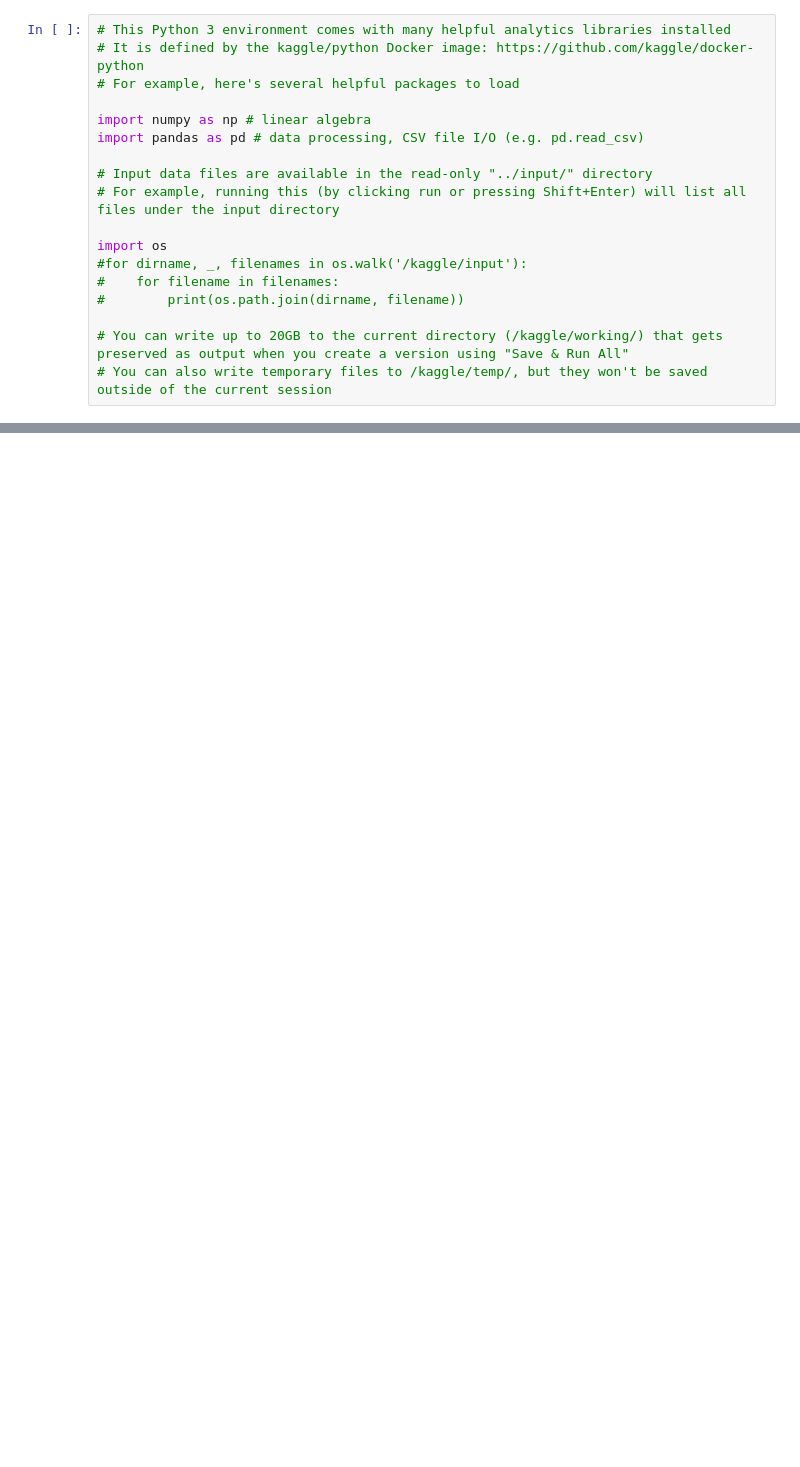
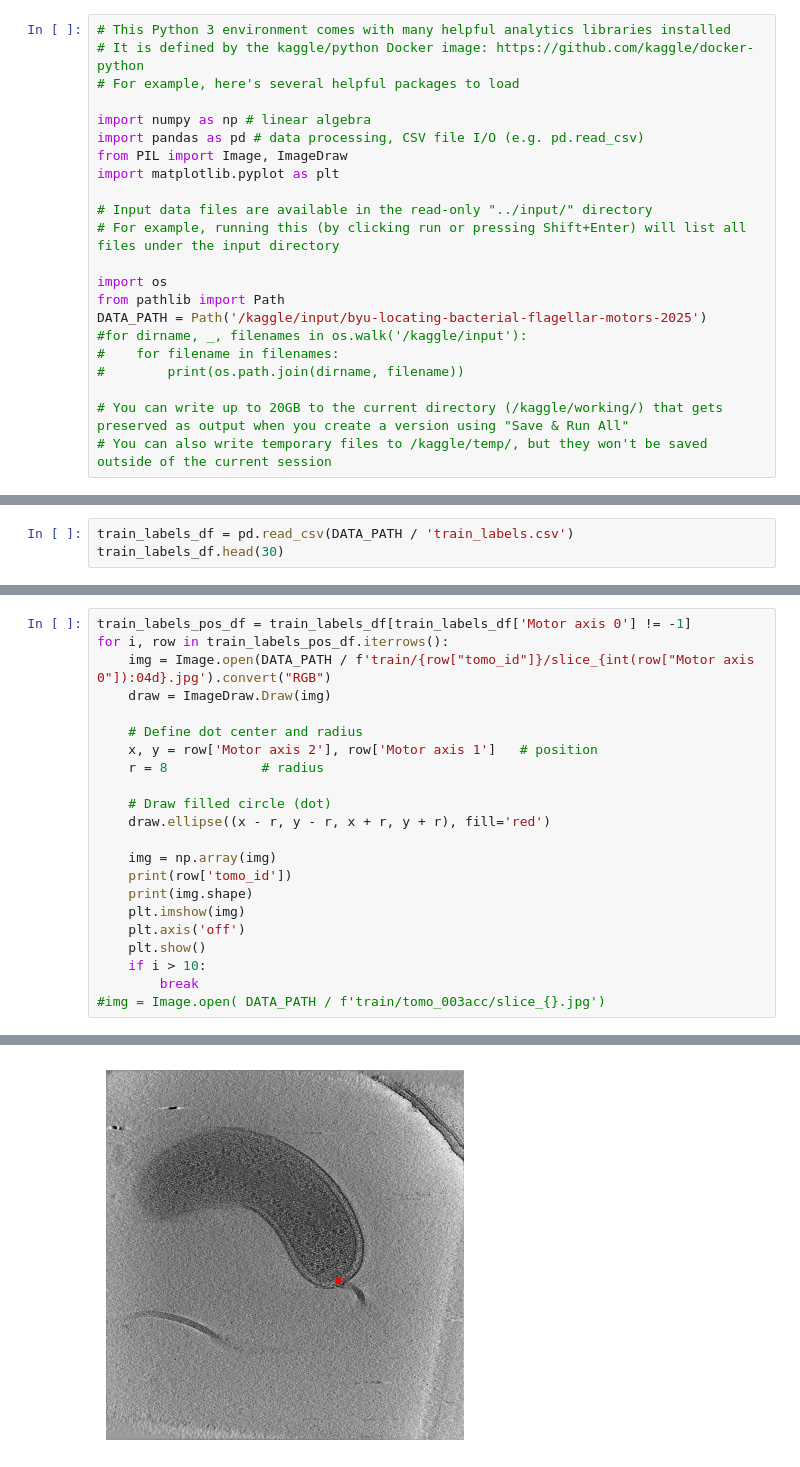
Before and after one commit to kaninaba94/kaggle_flagellar_motors, a Jupyter notebook: notebooke7af3679b6.ipynb, the cells around one changed output, grey strips where cells are left out. Saved outputs shown, nothing was run; the diff lists cells and outputs as text; blank space fills up the shorter version.

Commit message:
Kaggle Notebook | notebooke7af3679b6 | visualize-training-examples

```diff
--- a/notebooke7af3679b6.ipynb
+++ b/notebooke7af3679b6.ipynb
@@ -5,11 +5,15 @@
 
 import numpy as np # linear algebra
 import pandas as pd # data processing, CSV file I/O (e.g. pd.read_csv)
+from PIL import Image, ImageDraw
+import matplotlib.pyplot as plt
 
 # Input data files are available in the read-only "../input/" directory
 # For example, running this (by clicking run or pressing Shift+Enter) will list all files under the input directory
 
 import os
+from pathlib import Path
+DATA_PATH = Path('/kaggle/input/byu-locating-bacterial-flagellar-motors-2025')
 #for dirname, _, filenames in os.walk('/kaggle/input'):
 #    for filename in filenames:
 #        print(os.path.join(dirname, filename))
@@ -38,0 +23,3 @@ row_id,tomo_id,Motor axis 0,Motor axis 1,Motor axis 2,Array shape (axis 0),Array
+# %%
+train_labels_df = pd.read_csv(DATA_PATH / 'train_labels.csv')
+train_labels_df.head(30)
@@ -38,0 +44,23 @@ row_id,tomo_id,Motor axis 0,Motor axis 1,Motor axis 2,Array shape (axis 0),Array
+# %%
+train_labels_pos_df = train_labels_df[train_labels_df['Motor axis 0'] != -1]
+for i, row in train_labels_pos_df.iterrows():
+    img = Image.open(DATA_PATH / f'train/{row["tomo_id"]}/slice_{int(row["Motor axis 0"]):04d}.jpg').convert("RGB")
+    draw = ImageDraw.Draw(img)
+
+    # Define dot center and radius
+    x, y = row['Motor axis 2'], row['Motor axis 1']   # position
+    r = 8            # radius
+
+    # Draw filled circle (dot)
+    draw.ellipse((x - r, y - r, x + r, y + r), fill='red')
+
+    img = np.array(img)
+    print(row['tomo_id'])
+    print(img.shape)
+    plt.imshow(img)
+    plt.axis('off')
+    plt.show()
+    if i > 10:
+        break
+#img = Image.open( DATA_PATH / f'train/tomo_003acc/slice_{}.jpg')
+# %% [output]
@@ -38,0 +69 @@ row_id,tomo_id,Motor axis 0,Motor axis 1,Motor axis 2,Array shape (axis 0),Array
+[figure, added]
```
Also changed, not shown: parts of 3 cells of this notebook.
